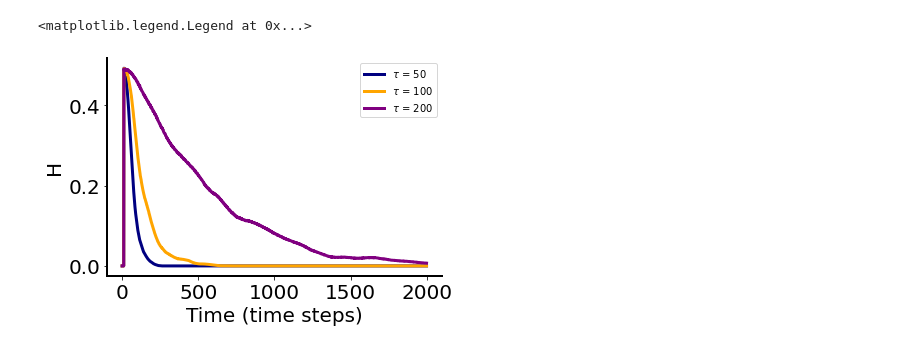
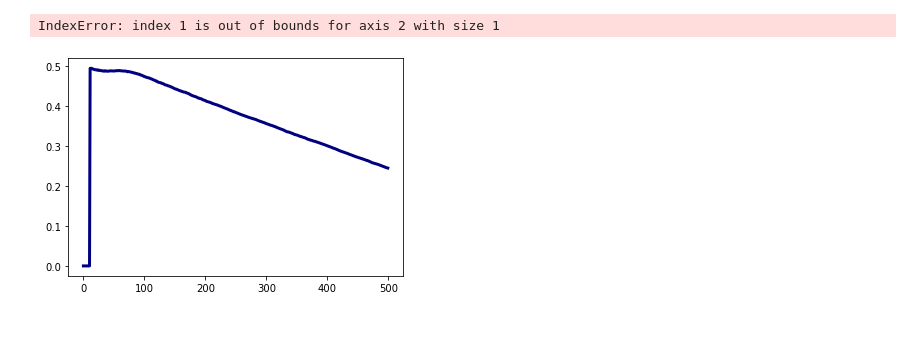
Before and after one commit to nkrishnan94/phage-abm, a Jupyter notebook: Het decay sde solve.ipynb, the cells around one changed output. Drawn from its saved outputs; the diff is of its cells as text; code cells hidden in the pictures.

```diff
--- a/Het decay sde solve.ipynb
+++ b/Het decay sde solve.ipynb
@@ -7,3 +8,3 @@ import matplotlib.pyplot as plt
 # %%
-hetf = glob.glob('/Users/nikhilkrishnan/Dropbox/Research/PhD/phage_ibm/het_data_sde/hetero*')
+hetf = glob.glob('/Users/nikhilkrishnan/Dropbox/Research/PhD/phage_ibm/phage-abm/phage-sde-solve/het_data_sde/hetero*')
 velf = glob.glob('/Users/nikhilkrishnan/Dropbox/Research/PhD/phage_ibm/het_data_sde/velocity*')
@@ -40,0 +78,36 @@ for t, tau in enumerate(taus):
+# %%
+fig,ax = plt.subplots(1,figsize=(8,6),sharex=True)
+colors = ['navy', 'orange', 'purple', 'maroon','grey']
+
+
+    #ax.plot(np.mean(harr[0,i,:,:300],axis=0),lw=3,c = colors[i],label=r'$\tau$ = '+str(taus[i]))
+y=np.mean(np.log(harr[2,3,0,:,:10000]),axis=0)
+x=np.arange(0,10000*1,1)[:len(y)]
+ax.plot(x,y,lw=3,c = colors[i],label=r'Sim. data')
+    #ax.plot(np.mean(harr[1,i,1,:,:5\300],axis=0),lw=3,c = colors[i],label=r'$\tau$ = '+str(taus[i]))
+ax.legend()
+
+for axis in ['left','bottom']:
+    ax.spines[axis].set_linewidth(2)
+ax.spines['right'].set_visible(False)
+ax.spines['top'].set_visible(False)
+
+hts=np.log(0.1)
+htf=np.log(0.001)
+ts=np.argwhere(y>hts)[-1][0]+5
+#tf=np.argwhere(y>htf)[-1][0]
+tf=np.argwhere(~np.isinf(y))[-1][0]
+htf=y[tf]
+ax.scatter(x[ts],hts,marker='|',s=350,c='k')
+ax.scatter(x[tf],htf,marker='|',s=350,c='k')
+ax.text(x[ts]+40,hts,s='$t_s$',fontsize=16)
+ax.text(x[tf]+40,htf,s='$t_f$',fontsize=16)
+tt=ts+int((tf-ts)/2)
+#ax.text(x[tt]+40,y[tt] ,s='$\ln H=-\Lambda t + \mathrm{const.} $',fontsize=16)
+lam,c =np.polyfit(x[ts:tf],y[ts:tf],1)
+plt.plot(x[ts:tf],lam*x[ts:tf]+c,c='k',linestyle='--',lw=3,label= "$\ln H=-\Lambda t + \mathrm{const.} $")
+ax.xaxis.set_tick_params(labelsize=20)
+ax.yaxis.set_tick_params(labelsize=20)
+ax.legend(fontsize=20)
+ax.set_ylabel('$\lnH$',fontsize=20)
+ax.set_xlabel('Time (time steps)',fontsize=20)
@@ -41,20 +117,22 @@ for t, tau in enumerate(taus):
 # %%
 fig,ax = plt.subplots()
 colors = ['navy', 'orange', 'purple', 'maroon','grey']
-for i in range(3):
-    ax.plot(np.mean(harr[i,:,:2000],axis=0),lw=3,c = colors[i],label=r'$\tau$ = '+str(taus[i]))
+for i in range(4):
+    #ax.plot(np.mean(harr[0,i,:,:500],axis=0),lw=3,c = colors[i],label=r'$\tau$ = '+str(taus[i]))
+    ax.plot(np.mean(harr[1,i,0,:,:500],axis=0),lw=3,c = colors[i],label=r'$\tau$ = '+str(taus[i]))
+    ax.plot(np.mean(harr[1,i,1,:,:500],axis=0),lw=3,c = colors[i],label=r'$\tau$ = '+str(taus[i]))
 
 
 
 for axis in ['left','bottom']:
     ax.spines[axis].set_linewidth(2)
 ax.spines['right'].set_visible(False)
 ax.spines['top'].set_visible(False)
 ax.set_xlabel('Time (time steps)',fontsize=20)
 ax.set_ylabel('H',fontsize=20)
 ax.xaxis.set_tick_params(labelsize=20)
 ax.yaxis.set_tick_params(labelsize=20)
 ax.legend()
 # %% [output]
-<matplotlib.legend.Legend at 0x...>
+IndexError: index 1 is out of bounds for axis 2 with size 1
-[figure, old version]
+[figure, new version]
```
Also changed, not shown: parts of 20 cells of this notebook, 13 other files.
